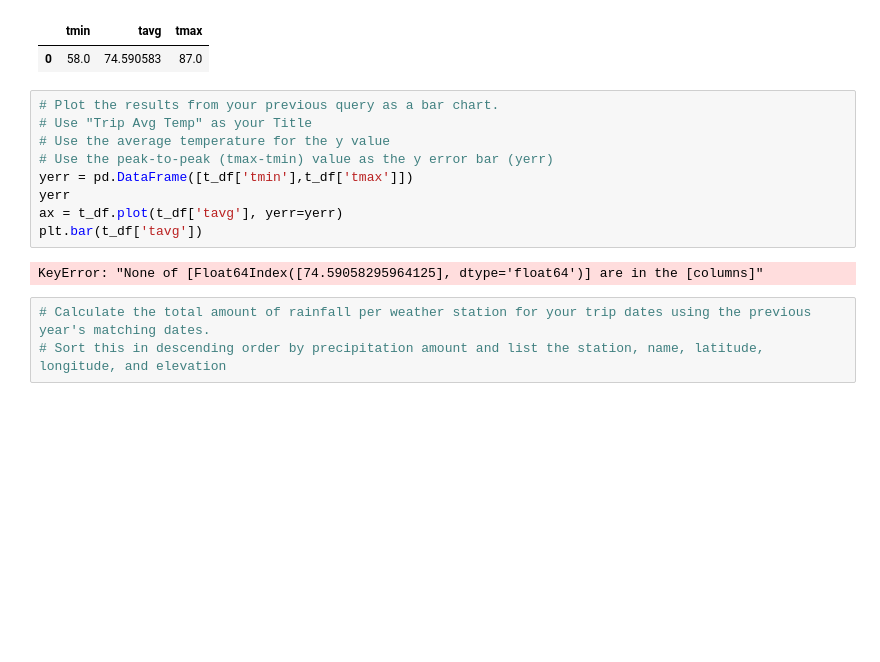
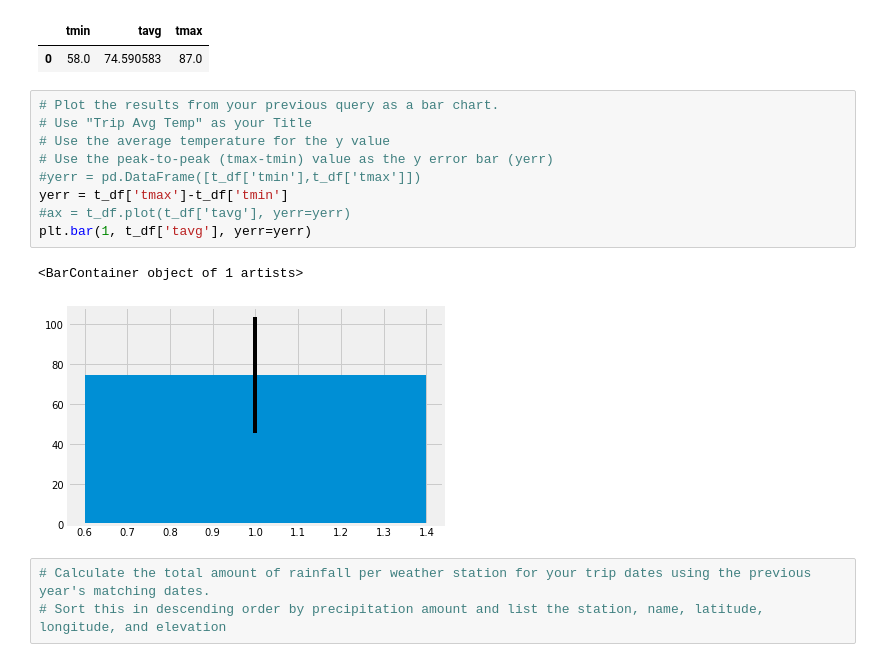
Before and after one commit to loryuen/sqlalchemy-challenge, a Jupyter notebook: climate.ipynb, the cells around one changed output. Saved outputs shown, nothing was run; the diff lists cells and outputs as text; blank space fills up the shorter version.

Commit message:
temp graph with yerr

```diff
--- a/climate.ipynb
+++ b/climate.ipynb
@@ -265,14 +284,15 @@ t_df
 # %%
 # Plot the results from your previous query as a bar chart.
 # Use "Trip Avg Temp" as your Title
 # Use the average temperature for the y value
 # Use the peak-to-peak (tmax-tmin) value as the y error bar (yerr)
-yerr = pd.DataFrame([t_df['tmin'],t_df['tmax']])
-yerr
-ax = t_df.plot(t_df['tavg'], yerr=yerr)
-plt.bar(t_df['tavg'])
+#yerr = pd.DataFrame([t_df['tmin'],t_df['tmax']])
+yerr = t_df['tmax']-t_df['tmin']
+#ax = t_df.plot(t_df['tavg'], yerr=yerr)
+plt.bar(1, t_df['tavg'], yerr=yerr)
 # %% [output]
-KeyError: "None of [Float64Index([74.59058295964125], dtype='float64')] are in the [columns]"
+<BarContainer object of 1 artists>
+[figure, added]
 # %%
 # Calculate the total amount of rainfall per weather station for your trip dates using the previous year's matching dates.
 # Sort this in descending order by precipitation amount and list the station, name, latitude, longitude, and elevation
```
Also changed, not shown: parts of 2 cells of this notebook.
